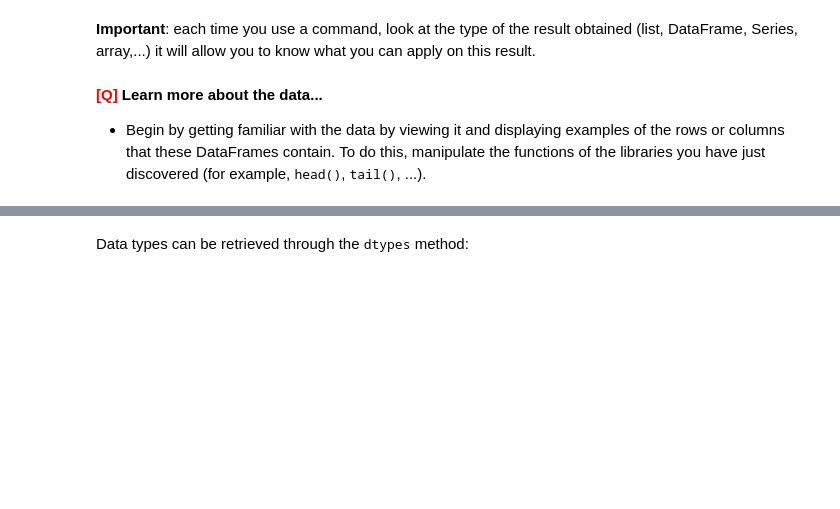
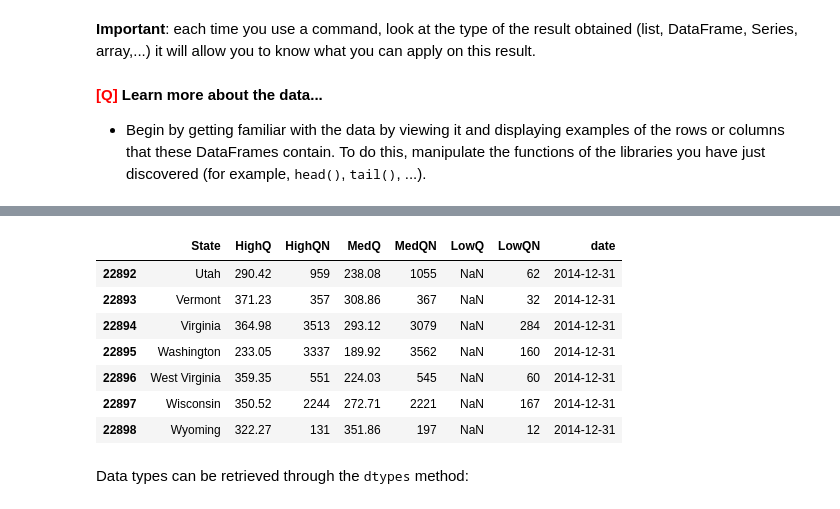
Before and after one commit to BNA-02/RoadToAI-Series, a Jupyter notebook: Phase1/BenNasrallah.ipynb, the cells around one changed output, grey strips where cells are left out. Drawn from its saved outputs; the diff is of its cells as text; code cells hidden in the pictures; blank space fills up the shorter version.

```diff
--- a/Phase1/BenNasrallah.ipynb
+++ b/Phase1/BenNasrallah.ipynb
@@ -197,5 +231,15 @@ Examine the type of the three variables that have just been defined. To do this,
 # %%
 # 7 last lines of prices_pd
+prices_pd.tail(7)
+# %% [output]
+|  | State | HighQ | HighQN | MedQ | MedQN | LowQ | LowQN | date |
+| 22892 | Utah | 290.42 | 959 | 238.08 | 1055 | NaN | 62 | 2014-12-31 |
+| 22893 | Vermont | 371.23 | 357 | 308.86 | 367 | NaN | 32 | 2014-12-31 |
+| 22894 | Virginia | 364.98 | 3513 | 293.12 | 3079 | NaN | 284 | 2014-12-31 |
+| 22895 | Washington | 233.05 | 3337 | 189.92 | 3562 | NaN | 160 | 2014-12-31 |
+| 22896 | West Virginia | 359.35 | 551 | 224.03 | 545 | NaN | 60 | 2014-12-31 |
+| 22897 | Wisconsin | 350.52 | 2244 | 272.71 | 2221 | NaN | 167 | 2014-12-31 |
+| 22898 | Wyoming | 322.27 | 131 | 351.86 | 197 | NaN | 12 | 2014-12-31 |
 # %% [markdown]
 Data types can be retrieved through the <tt>dtypes</tt> method:
 # %%
```
Also changed, not shown: parts of 13 cells of this notebook.
